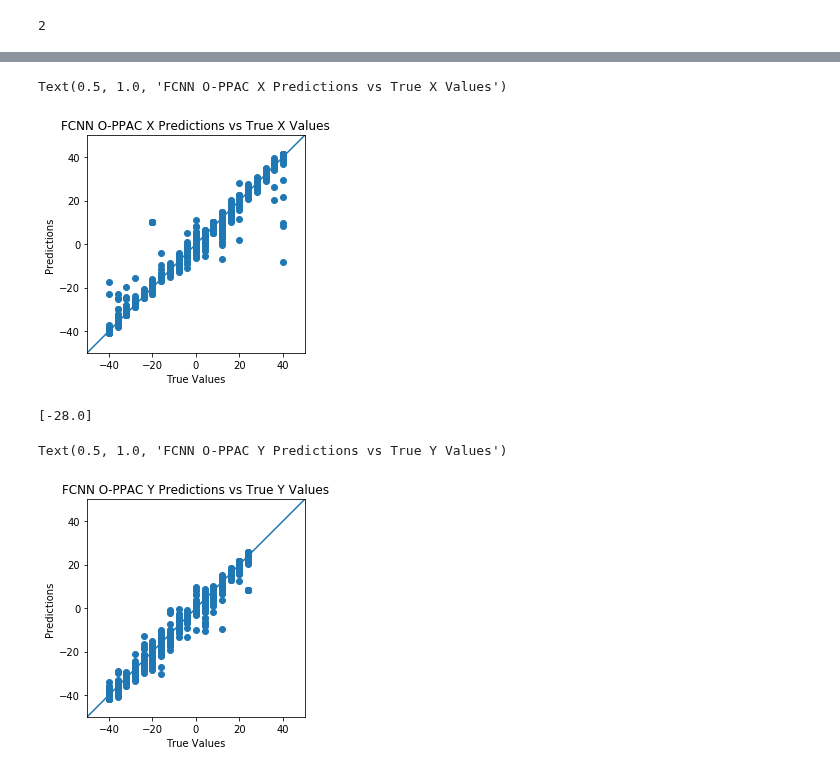
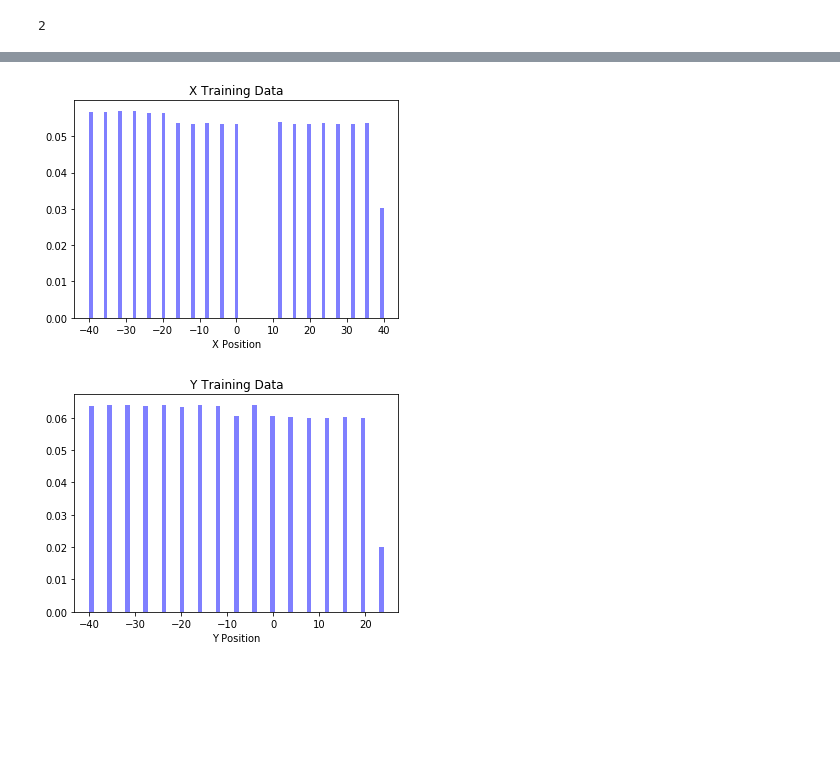
Before and after one commit to krober4771/O-PPAC-REU-2020, a Jupyter notebook: O-PPAC first neural network.ipynb, the cells around one changed output, grey strips where cells are left out. Saved outputs shown, nothing was run; the diff lists cells and outputs as text; code cells hidden in the pictures; blank space fills up the shorter version.

```diff
--- a/O-PPAC first neural network.ipynb
+++ b/O-PPAC first neural network.ipynb
@@ -52,7 +18,0 @@ array([  0.,   1.,   0.,   2.,   0.,   0.,   0.,   0.,   0.,   7.,  24.,
-# %%
-#Testing lists vs arrays
-all_data = []
-labels = []
-for i in range(343):
-    all_data.append(i)
-    labels.append(i)
@@ -183,6 +224,9 @@ y_test = np.array(y_test1)
 # %%
-x_train1 = [i[0] for i in train_labels]
-y_train1 = [i[1] for i in train_labels]
+x_train = [i[0] for i in train_labels]
+y_train = [i[1] for i in train_labels]
 
-x_train = np.array(x_train1)
-y_train = np.array(y_train1)
+
+#print(x_train)
+print(max(x_train))
+print(min(x_train))
+print(len(x_train))
@@ -259,34 +237,27 @@ new_x_labels[2]
-# %%
-a = plt.axes(aspect='equal')
-plt.scatter(new_x_labels, x_pred)
-plt.xlabel('True Values')
-plt.ylabel('Predictions')
-lims = [-50, 50]
-plt.xlim(lims)
-plt.ylim(lims)
-_ = plt.plot(lims, lims)
-plt.title("FCNN O-PPAC X Predictions vs True X Values")
-# %% [output]
-Text(0.5, 1.0, 'FCNN O-PPAC X Predictions vs True X Values')
-[figure, removed]
-# %%
-new_y_labels = []
-for i in range(y_test.shape[0]):
-    new_y_labels.append([y_test[i]])
-np.array(new_y_labels)
-new_y_labels[2]
-# %% [output]
-[-28.0]
-# %%
-a = plt.axes(aspect='equal')
-plt.scatter(new_y_labels, y_pred)
-plt.xlabel('True Values')
-plt.ylabel('Predictions')
-lims = [-50, 50]
-plt.xlim(lims)
-plt.ylim(lims)
-_ = plt.plot(lims, lims)
-plt.title("FCNN O-PPAC Y Predictions vs True Y Values")
-# %% [output]
-Text(0.5, 1.0, 'FCNN O-PPAC Y Predictions vs True Y Values')
-[figure, removed]
+# %%
+num_bins_x = 81
+# the histogram of the data
+n, bins, patches = plt.hist(x_train, num_bins_x, density=1, facecolor='blue', alpha=0.5)
+
+plt.xlabel('X Position')
+
+plt.title(r'X Training Data')
+# Tweak spacing to prevent clipping of ylabel
+plt.subplots_adjust(left=0.15)
+plt.show()
+
+
+
+num_bins_y = 65
+# the histogram of the data
+n, bins, patches = plt.hist(y_train, num_bins_y, density=1, facecolor='blue', alpha=0.5)
+
+plt.xlabel('Y Position')
+
+plt.title(r'Y Training Data')
+# Tweak spacing to prevent clipping of ylabel
+plt.subplots_adjust(left=0.15)
+plt.show()
+# %% [output]
+[figure, added]
+[figure, added]
```
Also changed, not shown: parts of 26 cells of this notebook, 1 other file.
